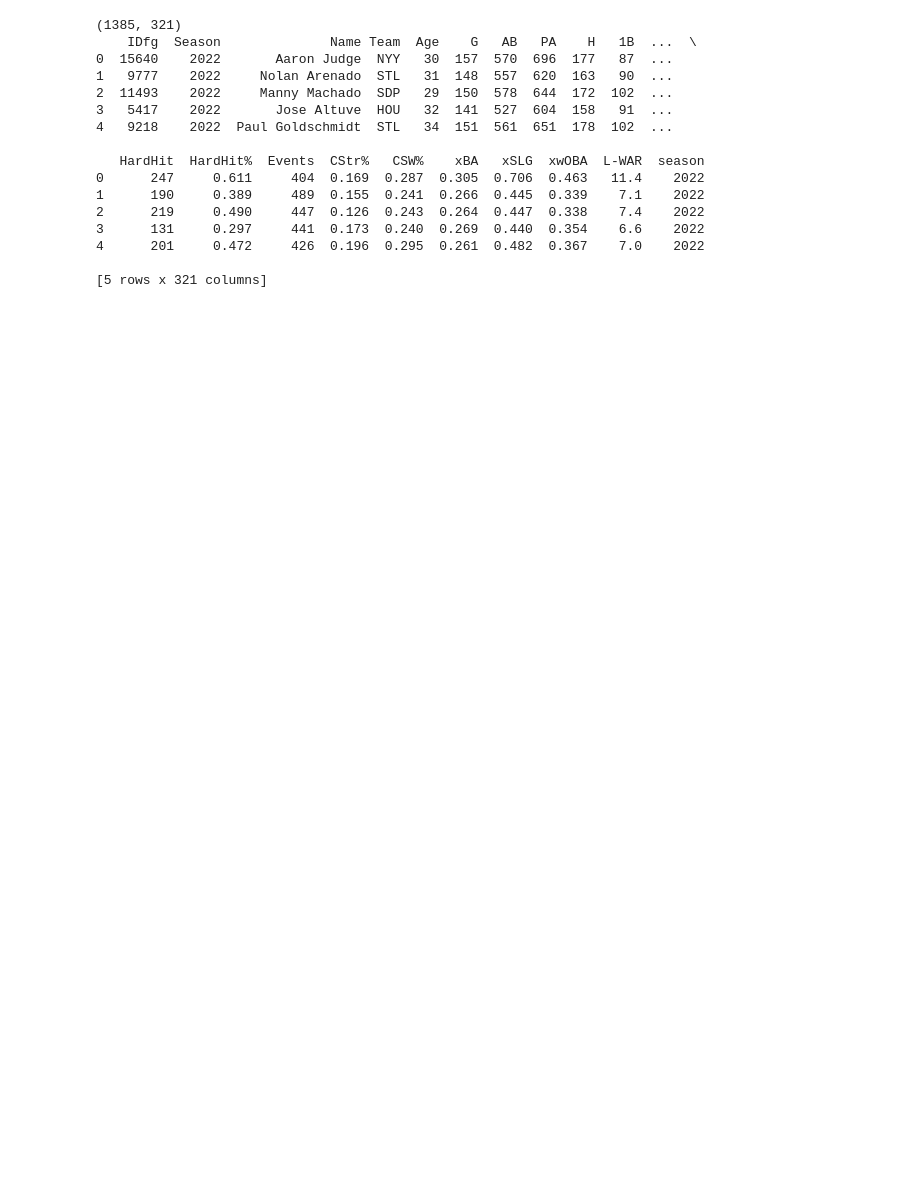
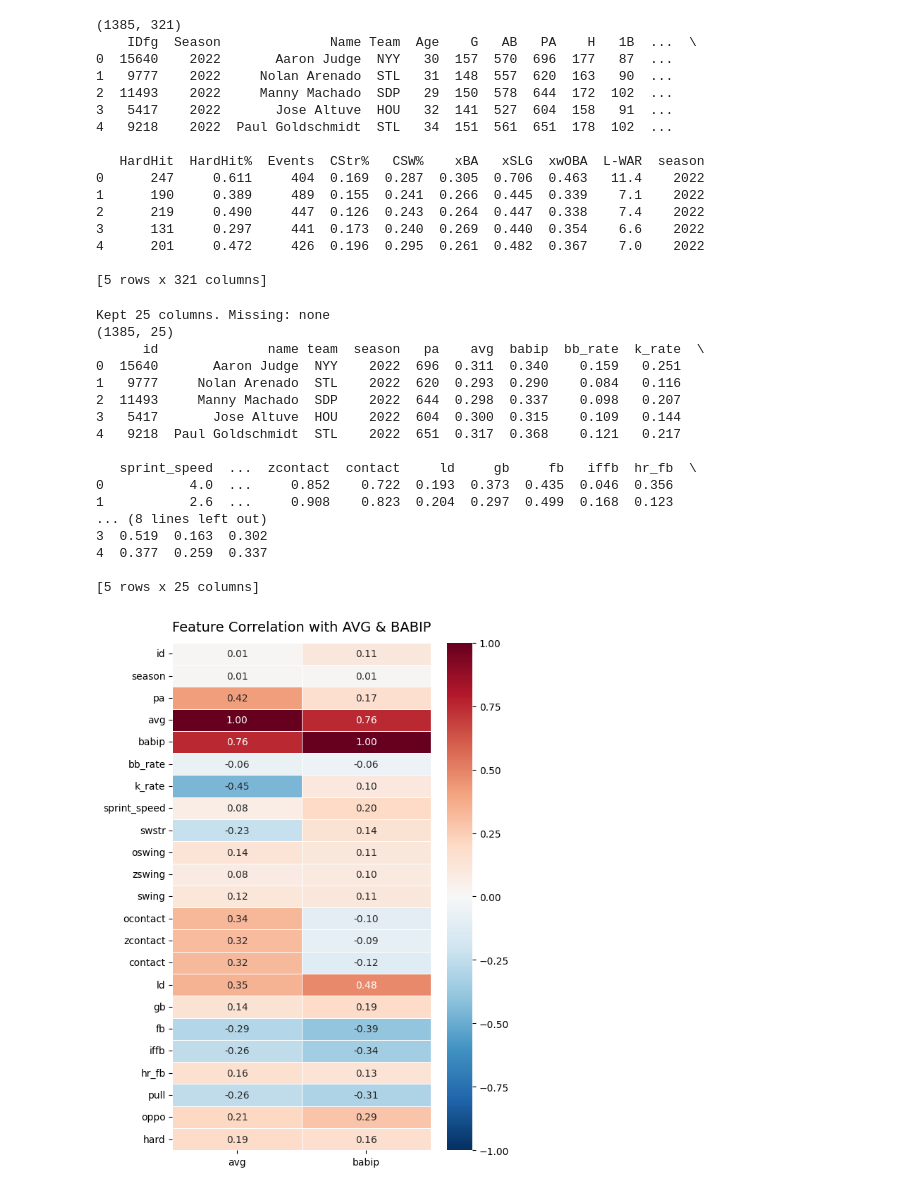
Before and after one commit to nseluga/Batting-Average-Ability, a Jupyter notebook: batting_average_model.ipynb, the cells around one changed output. Saved outputs shown, nothing was run; the diff lists cells and outputs as text; code cells hidden in the pictures; blank space fills up the shorter version.

Commit message:
correlation matrix heatmap to visualize relationsh ips between features

```diff
--- a/batting_average_model.ipynb
+++ b/batting_average_model.ipynb
@@ -35,3 +35,83 @@ print(df_all.head())
 4      201     0.472     426  0.196  0.295  0.261  0.482  0.367    7.0    2022
 
 [5 rows x 321 columns]
+# %%
+import numpy as np
+import matplotlib.pyplot as plt
+import seaborn as sns
+
+# columns we want to consider
+cols = [
+    'IDfg','Name','Team','Season','PA','AVG','BABIP','BB%','K%','Spd',
+    'SwStr%','O-Swing%','Z-Swing%','Swing%','O-Contact%','Z-Contact%','Contact%',
+    'LD%','GB%','FB%','IFFB%','HR/FB','Pull%','Oppo%','Hard%'
+]
+
+# keep only the intersection
+available = [c for c in cols if c in df_all.columns]
+missing = [c for c in cols if c not in df_all.columns]
+
+df_focus = df_all[available].copy()
+print(f"Kept {len(available)} columns. Missing: {missing if missing else 'none'}")
+
+# standardize column names to snake_case
+rename_map = {
+    'IDfg': 'id', 'Name': 'name', 'Team': 'team', 'Season': 'season', 'PA': 'pa',
+    'AVG': 'avg', 'BABIP': 'babip', 'BB%': 'bb_rate', 'K%': 'k_rate', 'Spd': 'sprint_speed',
+    'SwStr%': 'swstr', 'O-Swing%': 'oswing', 'Z-Swing%': 'zswing', 'Swing%': 'swing',
+    'O-Contact%': 'ocontact', 'Z-Contact%': 'zcontact', 'Contact%': 'contact',
+    'LD%': 'ld', 'GB%': 'gb', 'FB%': 'fb', 'IFFB%': 'iffb', 'HR/FB': 'hr_fb',
+    'Pull%': 'pull', 'Oppo%': 'oppo', 'Hard%': 'hard'
+}
+df_focus.rename(columns=rename_map, inplace=True)
+
+# Preview and save
+print(df_focus.shape)
+print(df_focus.head())
+
+# filter to meaningful seasons
+MIN_PA = 200
+df_corr = df_focus[df_focus['pa'] >= MIN_PA].copy()
+
+# select numeric columns (ignore id/name/team)
+num_cols = df_corr.select_dtypes(include=[np.number]).columns.tolist()
+
+# compute correlation matrix
+corr = df_corr[num_cols].corr()
+
+# extract only features vs AVG and BABIP
+targets = ['avg', 'babip']
+corr_targets = corr[targets].copy()
+
+# plot
+plt.figure(figsize=(6, max(4, 0.35 * len(corr_targets))))
+sns.heatmap(corr_targets, cmap='RdBu_r', center=0, vmin=-1, vmax=1,
+            linewidths=0.5, annot=True, fmt=".2f")
+plt.title("Feature Correlation with AVG & BABIP", fontsize=14, pad=12)
+plt.tight_layout()
+plt.show()
+
+# optional: quick sorted correlations to inspect top signals
+print("\nTop 10 correlated features with AVG:")
+print(corr_targets['avg'].sort_values(ascending=False).head(10))
+print("\nTop 10 correlated features with BABIP:")
+print(corr_targets['babip'].sort_values(ascending=False).head(10))
+# %% [output]
+Kept 25 columns. Missing: none
+(1385, 25)
+      id              name team  season   pa    avg  babip  bb_rate  k_rate  \
+0  15640       Aaron Judge  NYY    2022  696  0.311  0.340    0.159   0.251
+1   9777     Nolan Arenado  STL    2022  620  0.293  0.290    0.084   0.116
+2  11493     Manny Machado  SDP    2022  644  0.298  0.337    0.098   0.207
+3   5417       Jose Altuve  HOU    2022  604  0.300  0.315    0.109   0.144
+4   9218  Paul Goldschmidt  STL    2022  651  0.317  0.368    0.121   0.217
+
+   sprint_speed  ...  zcontact  contact     ld     gb     fb   iffb  hr_fb  \
+0           4.0  ...     0.852    0.722  0.193  0.373  0.435  0.046  0.356
+1           2.6  ...     0.908    0.823  0.204  0.297  0.499  0.168  0.123
+... (8 lines left out)
+3  0.519  0.163  0.302
+4  0.377  0.259  0.337
+
+[5 rows x 25 columns]
+[figure, added]
```
Also changed, not shown: parts of 1 cell of this notebook.
